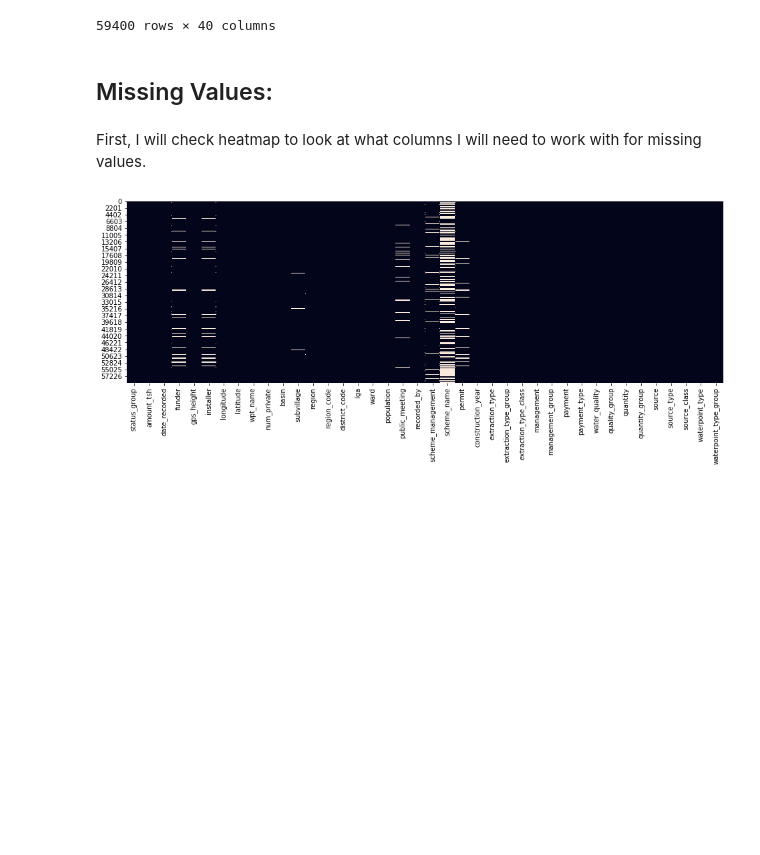
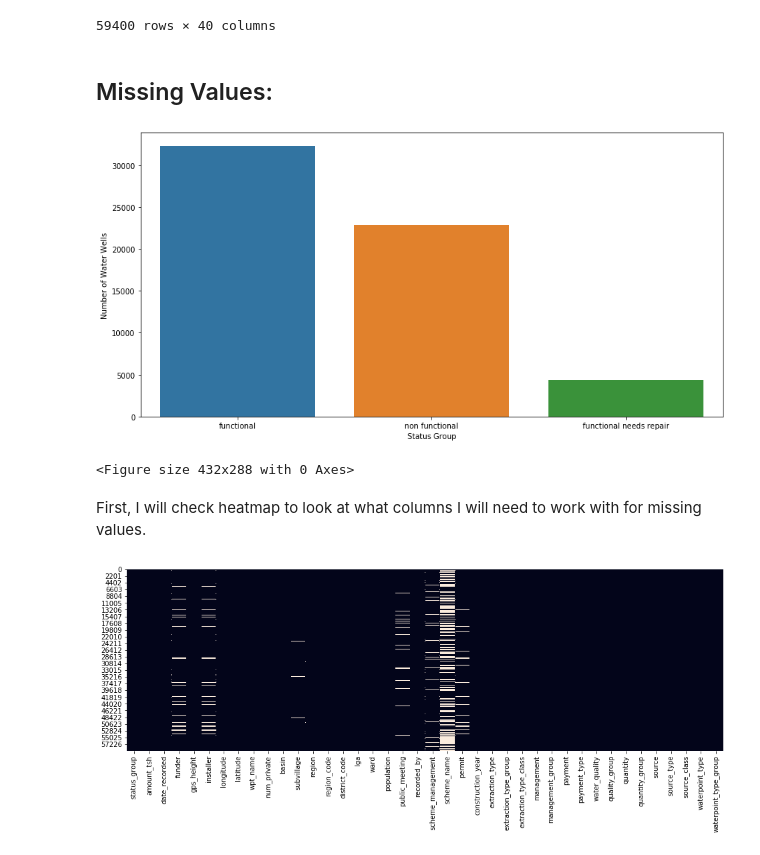
Before and after one commit to wooyounghong/water-wells-classification, a Jupyter notebook: 1.Data_Cleaning.ipynb, the cells around one changed output. Drawn from its saved outputs; the diff is of its cells as text; code cells hidden in the pictures; blank space fills up the shorter version.

```diff
--- a/1.Data_Cleaning.ipynb
+++ b/1.Data_Cleaning.ipynb
@@ -140,6 +140,17 @@ df
 59400 rows × 40 columns
 # %% [markdown]
 ## Missing Values:
+# %%
+df.status_group.value_counts()
+fig, ax = plt.subplots(figsize = (14,7))
+sns.countplot(df['status_group']);
+ax.set_xlabel('Status Group');
+ax.set_ylabel('Number of Water Wells');
+plt.show()
+plt.savefig('./plots/multi_class.png')
+# %% [output]
+[figure, added]
+<Figure size 432x288 with 0 Axes>
 # %% [markdown]
 First, I will check heatmap to look at what columns I will need to work with for missing values.
 # %%
```
Also changed, not shown: parts of 1 cell of this notebook, 3 other files.
